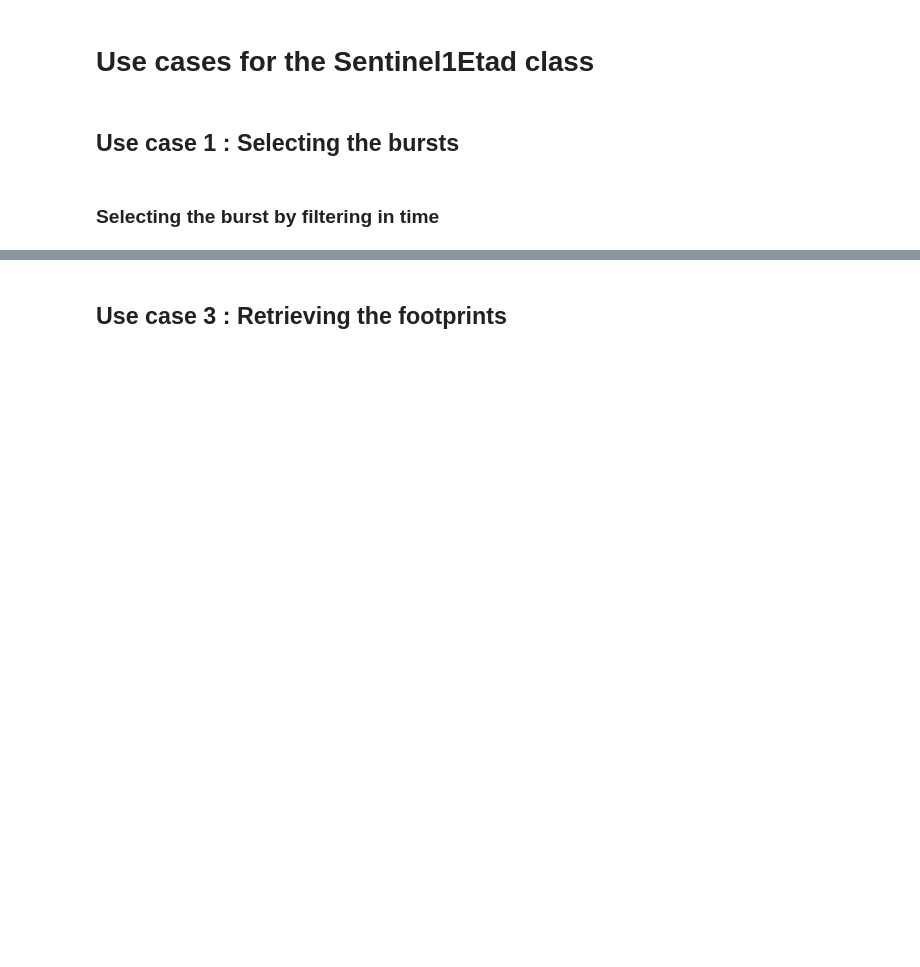
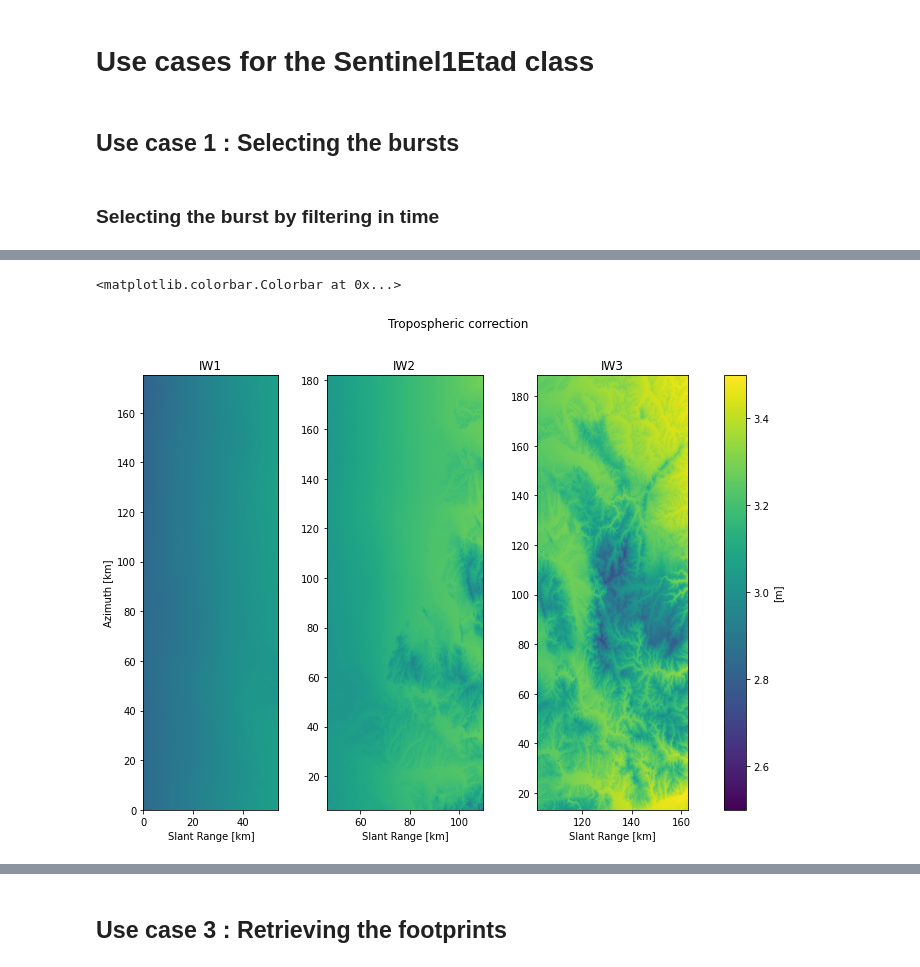
Before and after one commit to s1tools/s1-etad, a Jupyter notebook: dlr_etad.ipynb, the cells around one changed output, grey strips where cells are left out. Saved outputs shown, nothing was run; the diff lists cells and outputs as text; code cells hidden in the pictures; blank space fills up the shorter version.

```diff
--- a/dlr_etad.ipynb
+++ b/dlr_etad.ipynb
@@ -370,0 +456,39 @@ plt.show()
+# %%
+# common variables
+dy = eta_.grid_spacing['y']
+dx = eta_.grid_sampling['x'] * constants.c / 2
+nswaths = len(df.swathID.unique())
+vg = eta_.grid_spacing['y'] / eta_.grid_sampling['y']
+vmin = 2.5
+vmax = 3.5
+to_km = 1. / 1000
+# %%
+# iterate on swath to get de-bursted data (selected burst merged together)
+fig, ax = plt.subplots(nrows=1, ncols=nswaths, figsize=[13, 8]) # , sharey='row')
+for six, swath_ in enumerate(eta_.iter_swaths(df)):
+    merged_correction = swath_.merge_correction(ECorrectionType.TROPOSPHERIC,
+                                                selection=df, meter=True)
+    merged_correction_data = merged_correction['x']
+
+    ysize, xsize = merged_correction_data.shape
+    x0 = merged_correction['first_slant_range_time'] * constants.c / 2  # [m]
+    y0 = merged_correction['first_azimuth_time'] * vg                   # [m]
+    x_axis = (x0 + np.arange(xsize) * dx) * to_km
+    y_axis = (y0 + np.arange(ysize) * dy) * to_km
+
+    extent=[x_axis[0], x_axis[-1], y_axis[0], y_axis[-1]]
+    im = ax[six].imshow(merged_correction_data, origin='lower', extent=extent,
+                        vmin=vmin, vmax=vmax, aspect='equal')
+    ax[six].set_title(swath_.swath_id)
+    ax[six].set_xlabel('Slant Range [km]')
+
+ax[0].set_ylabel('Azimuth [km]')
+
+name = merged_correction['name']
+unit = merged_correction['unit']
+
+fig.suptitle(f'{name.title()} correction')
+fig.colorbar(im, ax=ax[:].tolist(), label=f'[{unit}]')
+# %% [output]
+<matplotlib.colorbar.Colorbar at 0x...>
+[figure, added]
```
Also changed, not shown: parts of 53 cells of this notebook.
